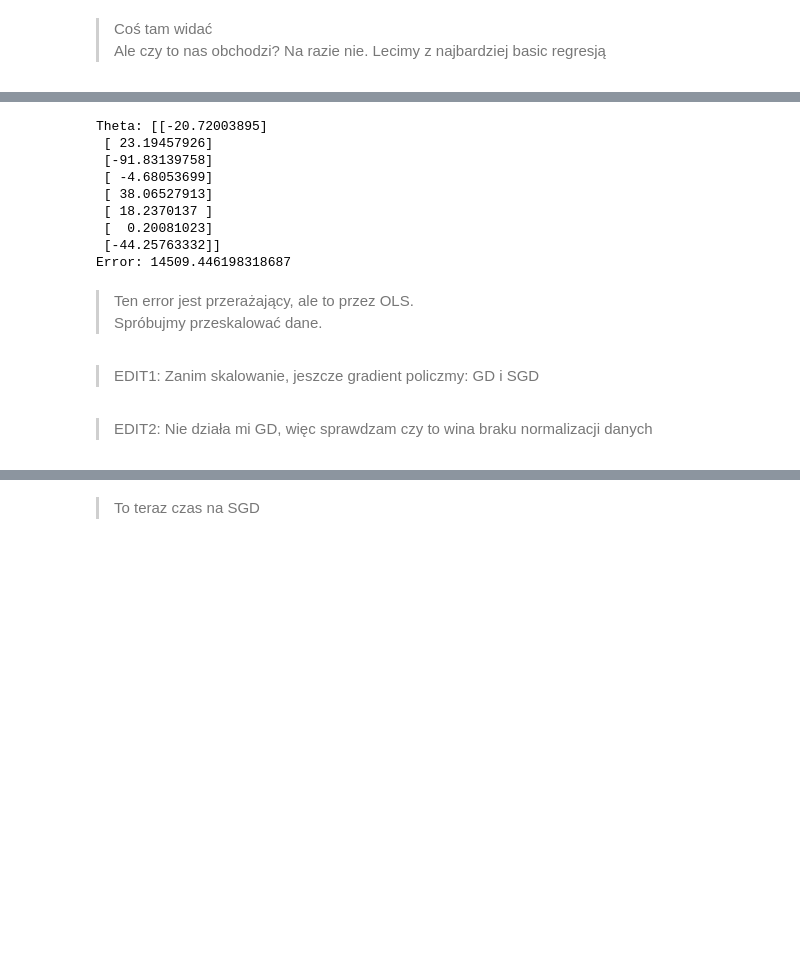
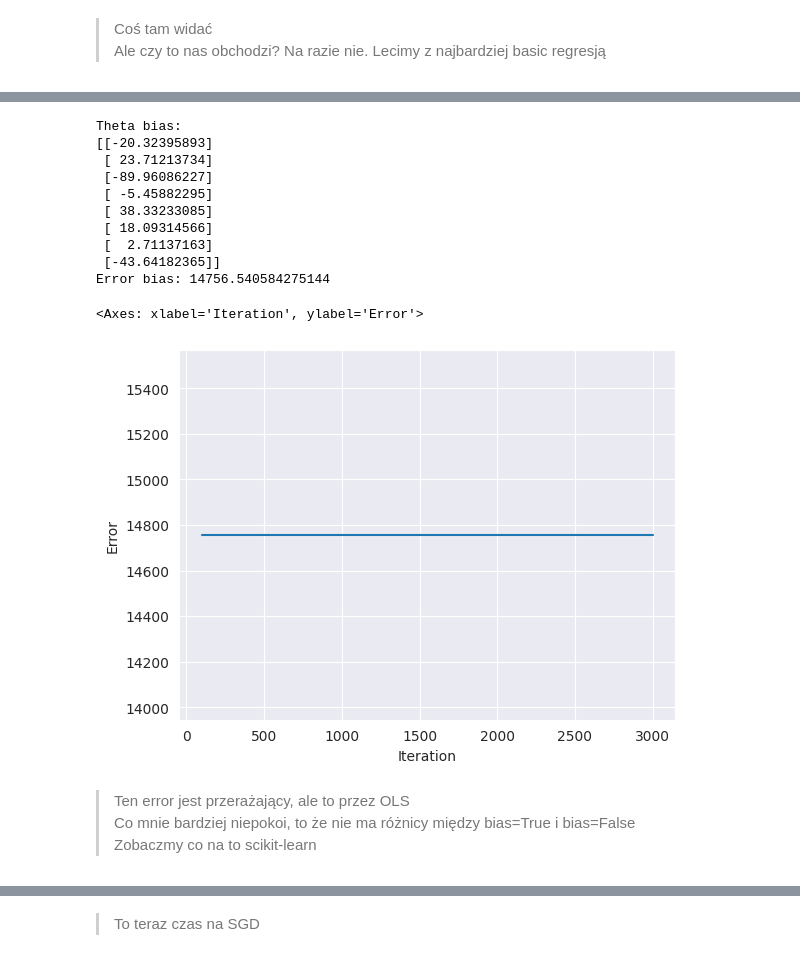
Before and after one commit to cieplypolar/linear-regression, a Jupyter notebook: main.ipynb, the cells around one changed output, grey strips where cells are left out. Drawn from its saved outputs; the diff is of its cells as text; code cells hidden in the pictures; blank space fills up the shorter version.

```diff
--- a/main.ipynb
+++ b/main.ipynb
@@ -87,21 +86,29 @@ def run_basic_linear_regression(divided_sets):
 # %%
-theta, error = run_basic_linear_regression(divided_sets)
-print(f"Theta: {theta}")
-print(f"Error: {error}")
+theta_bias, error_bias, history_bias = run_linear_regression_model(
+    ft.partial(basic_linear_regression, bias=True, steps=STEPS_TO_PLOT),
+    ols, datasets,
+    bias=True,
+    use_validation=False)
+print(f"Theta bias:\n{theta_bias}")
+print(f"Error bias: {error_bias}")
 # %% [output]
-Theta: [[-20.72003895]
- [ 23.19457926]
- [-91.83139758]
- [ -4.68053699]
- [ 38.06527913]
- [ 18.2370137 ]
- [  0.20081023]
- [-44.25763332]]
-Error: 14509.446198318687
+Theta bias:
+[[-20.32395893]
+ [ 23.71213734]
+ [-89.96086227]
+ [ -5.45882295]
+ [ 38.33233085]
+ [ 18.09314566]
+ [  2.71137163]
+ [-43.64182365]]
+Error bias: 14756.540584275144
+# %%
+data = pd.DataFrame({'Iteration': steps, 'Error': history})
+sns.lineplot(data=data, x='Iteration', y='Error')
+# %% [output]
+<Axes: xlabel='Iteration', ylabel='Error'>
+[figure, added]
 # %% [markdown]
-> Ten error jest przerażający, ale to przez OLS. \
-> Spróbujmy przeskalować dane.
+> Ten error jest przerażający, ale to przez OLS \
+> Co mnie bardziej niepokoi, to że nie ma różnicy między bias=True i bias=False \
+> Zobaczmy co na to scikit-learn
-# %% [markdown]
-> EDIT1: Zanim skalowanie, jeszcze gradient policzmy: GD i SGD
-# %% [markdown]
-> EDIT2: Nie działa mi GD, więc sprawdzam czy to wina braku normalizacji danych
```
Also changed, not shown: parts of 37 cells of this notebook, 4 other files.
